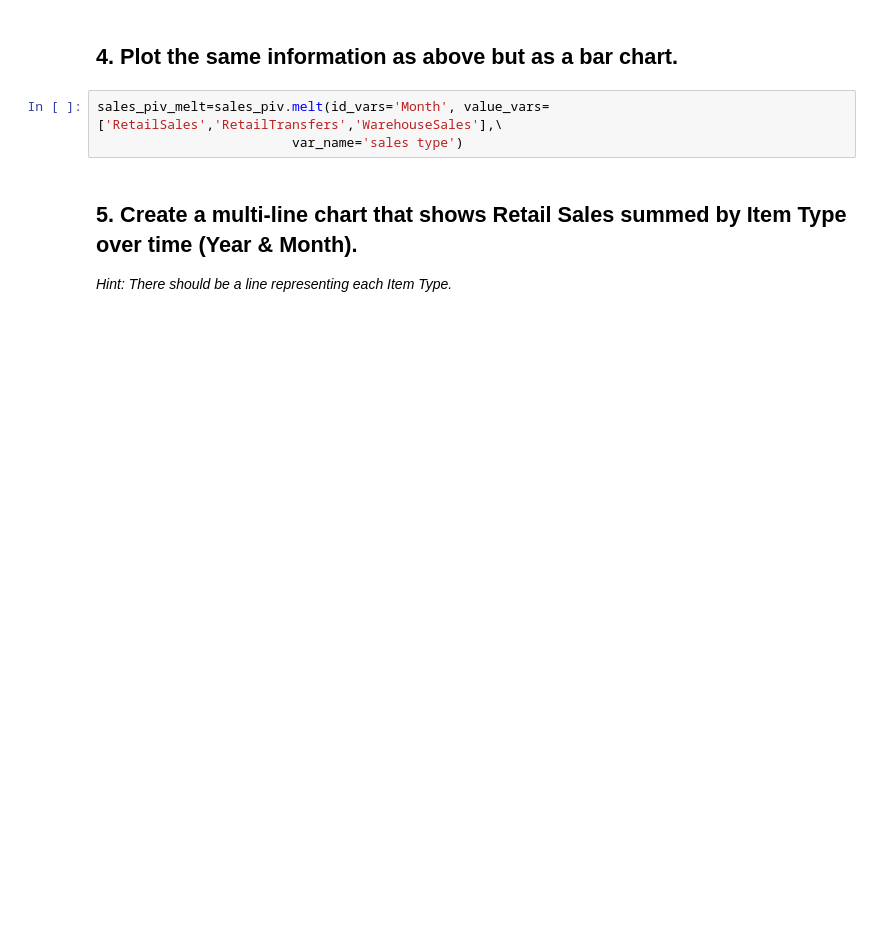
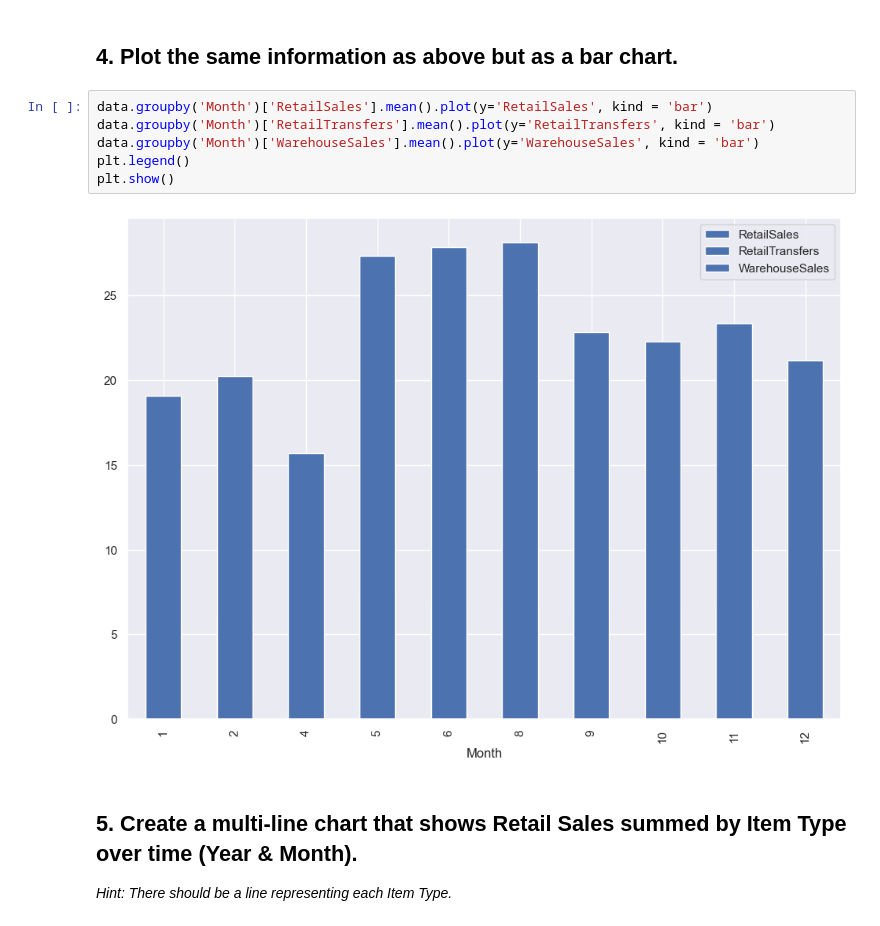
Before and after one commit to EljMorgan/LABS, a Jupyter notebook: Module2/Lab_2_ Plotting-Multiple-Data-Series/main.ipynb, the cells around one changed output. Cells and saved outputs as stored; diff of their text form; blank space fills up the shorter version.

```diff
--- a/Module2/Lab_2_ Plotting-Multiple-Data-Series/main.ipynb
+++ b/Module2/Lab_2_ Plotting-Multiple-Data-Series/main.ipynb
@@ -134,8 +108,13 @@ plt.show()
 # %% [markdown]
 ## 4. Plot the same information as above but as a bar chart.
-# %%
-sales_piv_melt=sales_piv.melt(id_vars='Month', value_vars=['RetailSales','RetailTransfers','WarehouseSales'],\
-                         var_name='sales type')
+# %%
+data.groupby('Month')['RetailSales'].mean().plot(y='RetailSales', kind = 'bar')
+data.groupby('Month')['RetailTransfers'].mean().plot(y='RetailTransfers', kind = 'bar')
+data.groupby('Month')['WarehouseSales'].mean().plot(y='WarehouseSales', kind = 'bar')
+plt.legend()
+plt.show()
+# %% [output]
+[figure, added]
 # %% [markdown]
 ## 5. Create a multi-line chart that shows Retail Sales summed by Item Type over time (Year & Month).
 
```
Also changed, not shown: parts of 14 cells of this notebook.
